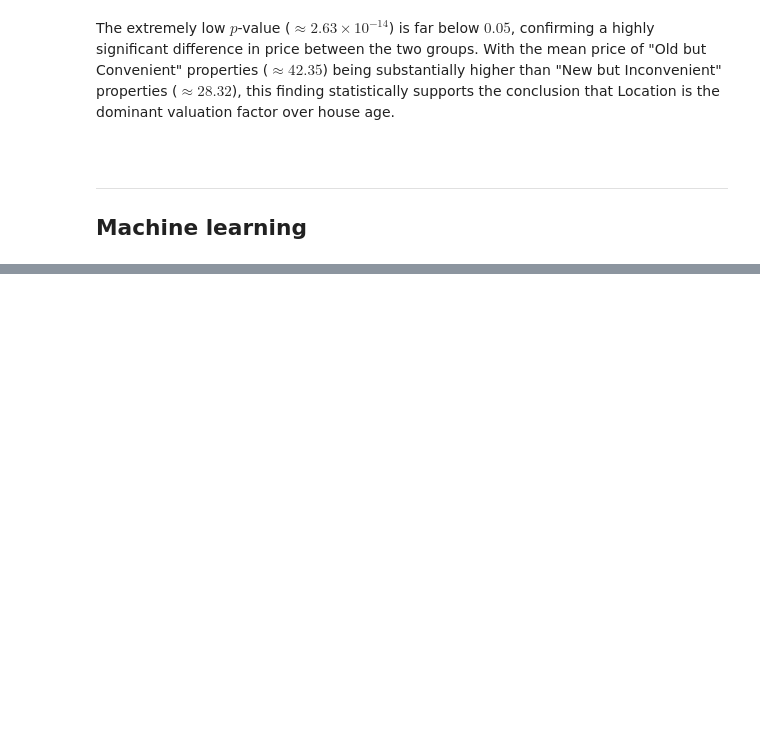
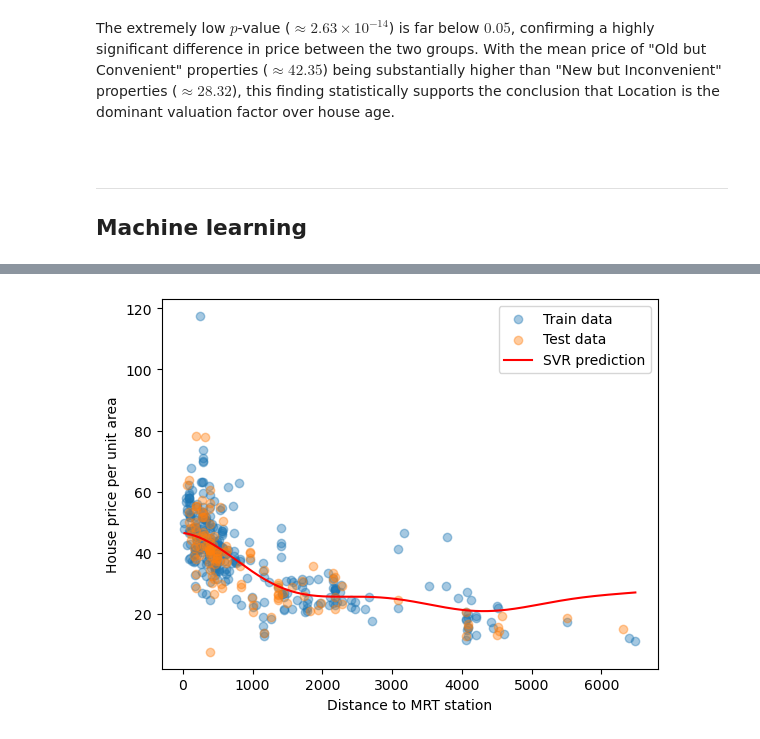
Before and after one commit to K-hayasi/Data-Analysis-Practice2--E2, a Jupyter notebook: FP-6/main.2.ipynb, the cells around one changed output, grey strips where cells are left out. Saved outputs shown, nothing was run; the diff lists cells and outputs as text; code cells hidden in the pictures; blank space fills up the shorter version.

```diff
--- a/FP-6/main.2.ipynb
+++ b/FP-6/main.2.ipynb
@@ -165,0 +119,15 @@ plt.show()
+# %%
+import pandas as pd
+from machine import svr_1d_plot
+
+df = pd.read_csv("Real estate valuation data set.csv")
+
+result_X1 = svr_1d_plot(
+    df=df,
+    x_col="X3 distance to the nearest MRT station",
+    y_col="Y house price of unit area",
+    x_label="Distance to MRT station",
+    color="red"
+)
+# %% [output]
+[figure, added]
```
Also changed, not shown: parts of 6 cells of this notebook, 1 other file.
